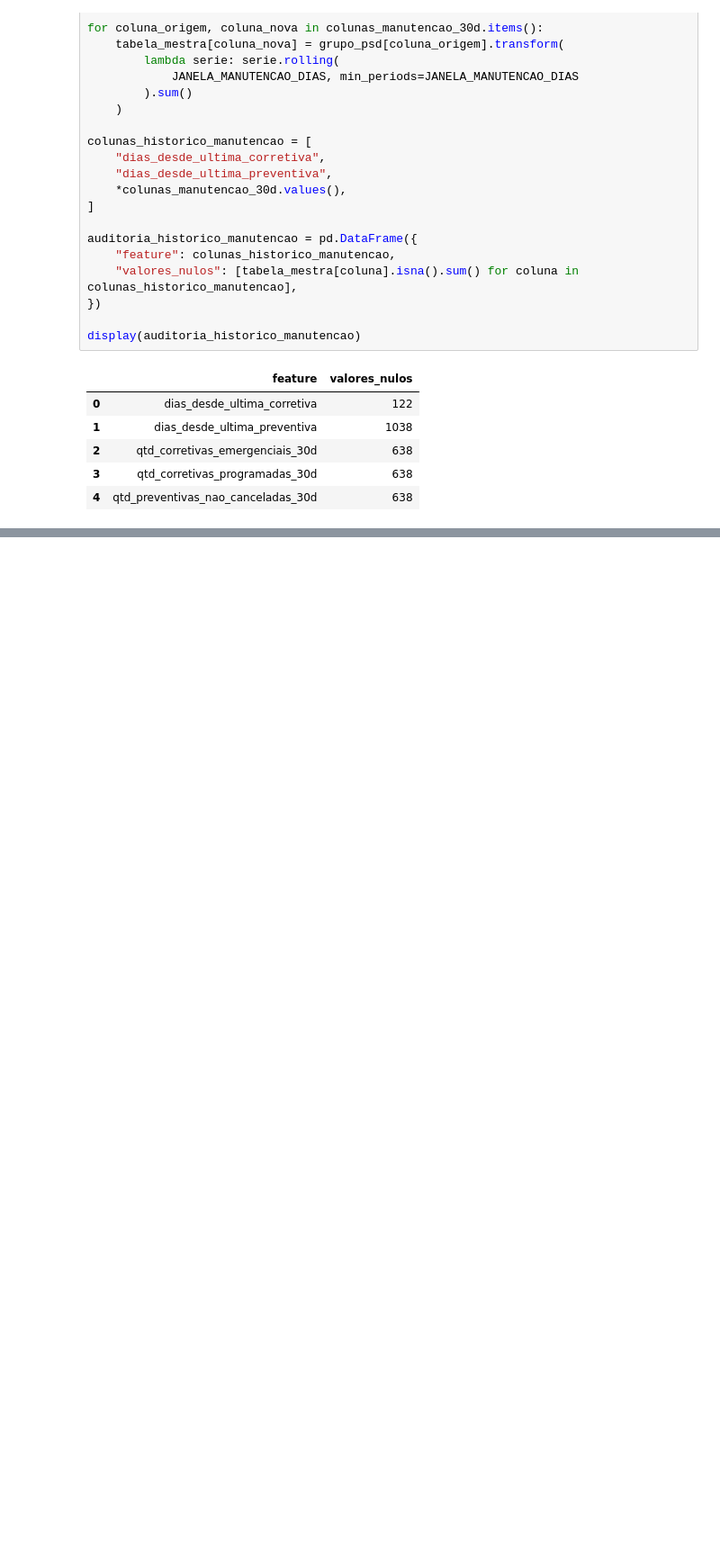
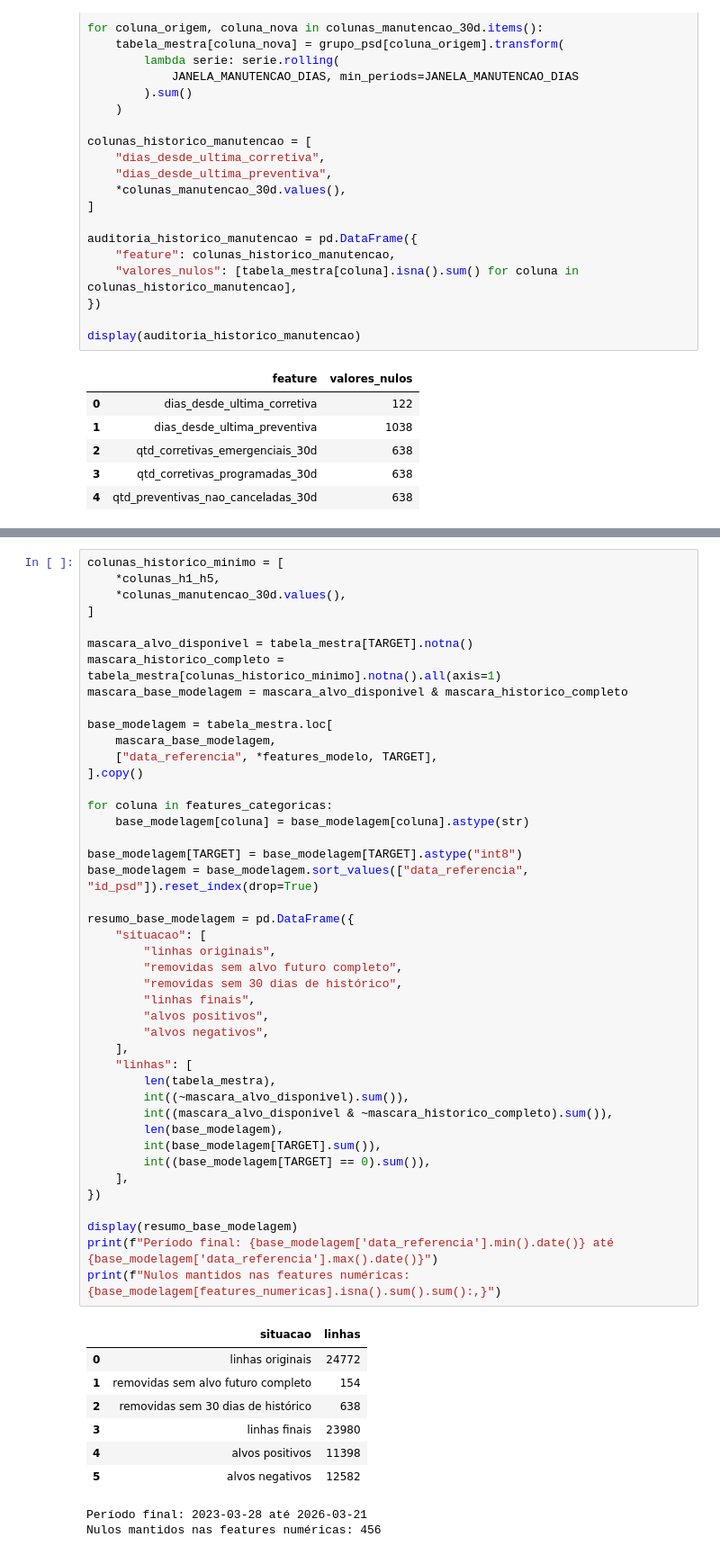
Before and after one commit to joaocardosodias/Lumem, a Jupyter notebook: src/modelo-07/02_processamento.ipynb, the cells around one changed output, grey strips where cells are left out. Shown at 90% size. Saved outputs shown, nothing was run; the diff lists cells and outputs as text; blank space fills up the shorter version.

Commit message:
feat: criacao das celulas da base de modelagem

```diff
--- a/src/modelo-07/02_processamento.ipynb
+++ b/src/modelo-07/02_processamento.ipynb
@@ -322,0 +383,53 @@ display(auditoria_historico_manutencao)
+# %%
+colunas_historico_minimo = [
+    *colunas_h1_h5,
+    *colunas_manutencao_30d.values(),
+]
+
+mascara_alvo_disponivel = tabela_mestra[TARGET].notna()
+mascara_historico_completo = tabela_mestra[colunas_historico_minimo].notna().all(axis=1)
+mascara_base_modelagem = mascara_alvo_disponivel & mascara_historico_completo
+
+base_modelagem = tabela_mestra.loc[
+    mascara_base_modelagem,
+    ["data_referencia", *features_modelo, TARGET],
+].copy()
+
+for coluna in features_categoricas:
+    base_modelagem[coluna] = base_modelagem[coluna].astype(str)
+
+base_modelagem[TARGET] = base_modelagem[TARGET].astype("int8")
+base_modelagem = base_modelagem.sort_values(["data_referencia", "id_psd"]).reset_index(drop=True)
+
+resumo_base_modelagem = pd.DataFrame({
+    "situacao": [
+        "linhas originais",
+        "removidas sem alvo futuro completo",
+        "removidas sem 30 dias de histórico",
+        "linhas finais",
+        "alvos positivos",
+        "alvos negativos",
+    ],
+    "linhas": [
+        len(tabela_mestra),
+        int((~mascara_alvo_disponivel).sum()),
+        int((mascara_alvo_disponivel & ~mascara_historico_completo).sum()),
+        len(base_modelagem),
+        int(base_modelagem[TARGET].sum()),
+        int((base_modelagem[TARGET] == 0).sum()),
+    ],
+})
+
+display(resumo_base_modelagem)
+print(f"Período final: {base_modelagem['data_referencia'].min().date()} até {base_modelagem['data_referencia'].max().date()}")
+print(f"Nulos mantidos nas features numéricas: {base_modelagem[features_numericas].isna().sum().sum():,}")
+# %% [output]
+|  | situacao | linhas |
+| 0 | linhas originais | 24772 |
+| 1 | removidas sem alvo futuro completo | 154 |
+| 2 | removidas sem 30 dias de histórico | 638 |
+| 3 | linhas finais | 23980 |
+| 4 | alvos positivos | 11398 |
+| 5 | alvos negativos | 12582 |
+Período final: 2023-03-28 até 2026-03-21
+Nulos mantidos nas features numéricas: 456
```
Also changed, not shown: parts of 1 cell of this notebook.
